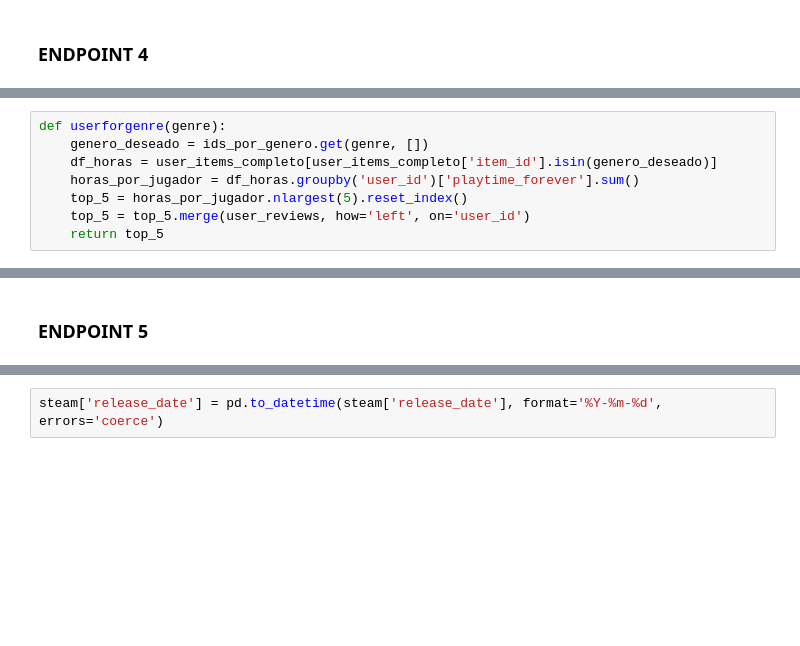
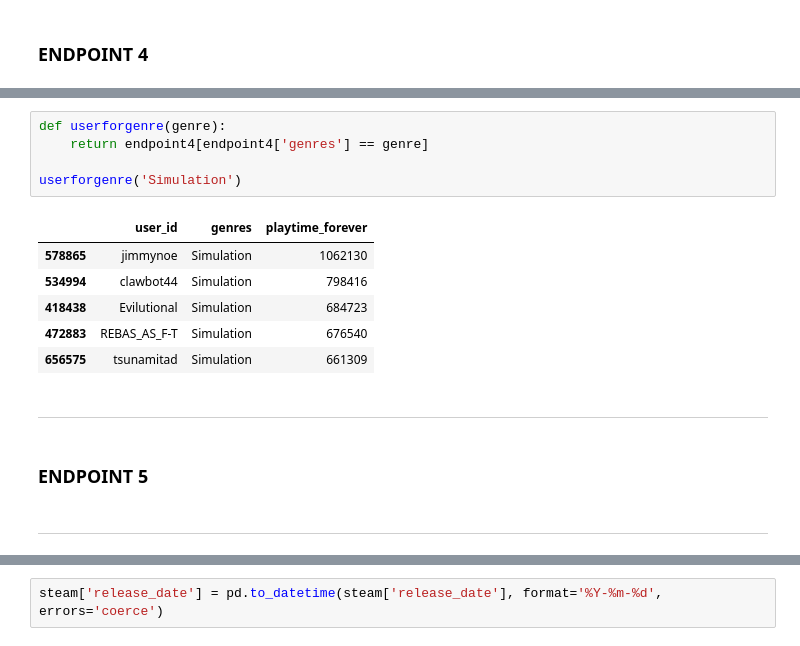
Before and after one commit to fransindi/Steam_MLOps, a Jupyter notebook: ETL.ipynb, the cells around one changed output, grey strips where cells are left out. Cells and saved outputs as stored; diff of their text form; blank space fills up the shorter version.

```diff
--- a/ETL.ipynb
+++ b/ETL.ipynb
@@ -284,8 +315,0 @@ top_5
-# %%
-def userforgenre(genre):
-    genero_deseado = ids_por_genero.get(genre, [])
-    df_horas = user_items_completo[user_items_completo['item_id'].isin(genero_deseado)]
-    horas_por_jugador = df_horas.groupby('user_id')['playtime_forever'].sum()
-    top_5 = horas_por_jugador.nlargest(5).reset_index()
-    top_5 = top_5.merge(user_reviews, how='left', on='user_id')
-    return top_5
@@ -302,3 +347,19 @@ userforgenre('Simulation')
+# %%
+def userforgenre(genre):
+    return endpoint4[endpoint4['genres'] == genre]
+
+userforgenre('Simulation')
+# %% [output]
+|  | user_id | genres | playtime_forever |
+| 578865 | jimmynoe | Simulation | 1062130 |
+| 534994 | clawbot44 | Simulation | 798416 |
+| 418438 | Evilutional | Simulation | 684723 |
+| 472883 | REBAS_AS_F-T | Simulation | 676540 |
+| 656575 | tsunamitad | Simulation | 661309 |
+# %% [markdown]
+------------------------------------
 # %% [markdown]
 ### ENDPOINT 5
+# %% [markdown]
+----------------------------------------------------
 # %%
```
Also changed, not shown: parts of 31 cells of this notebook, 6 other files.
